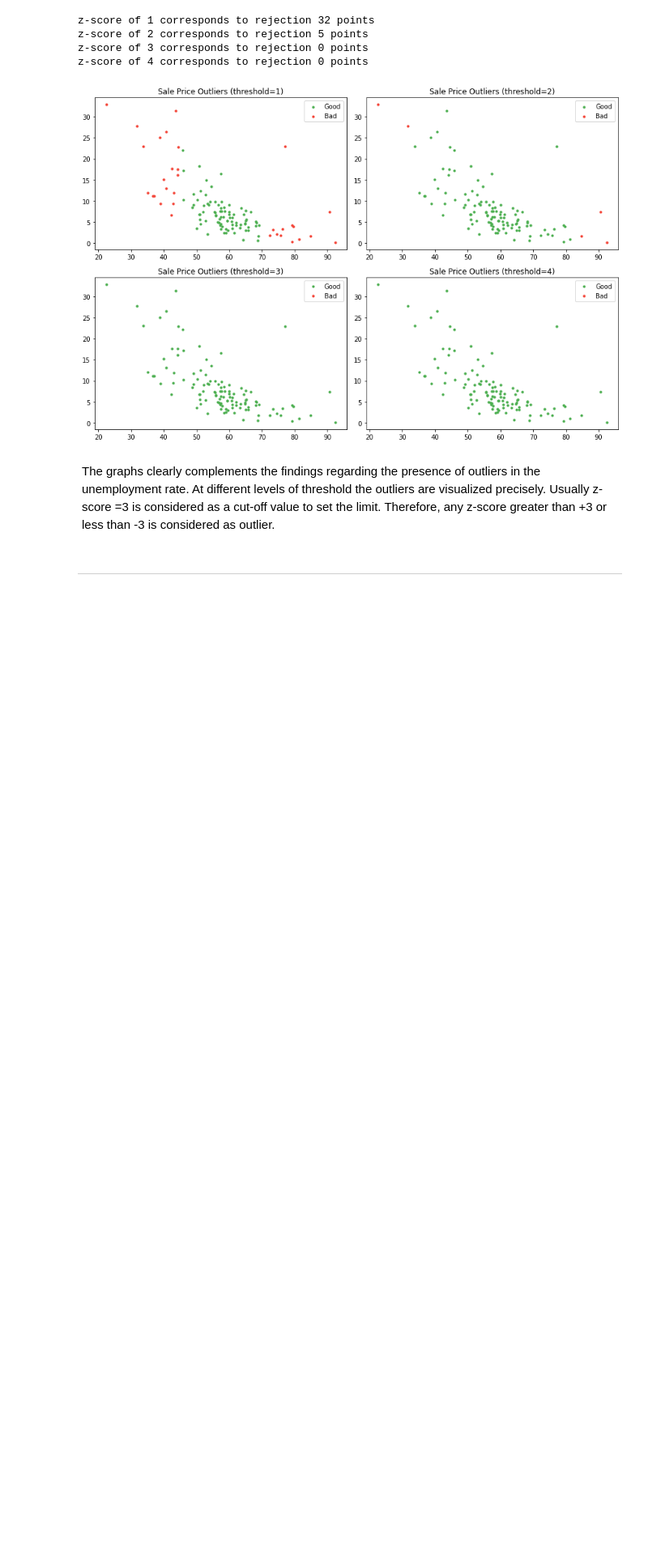
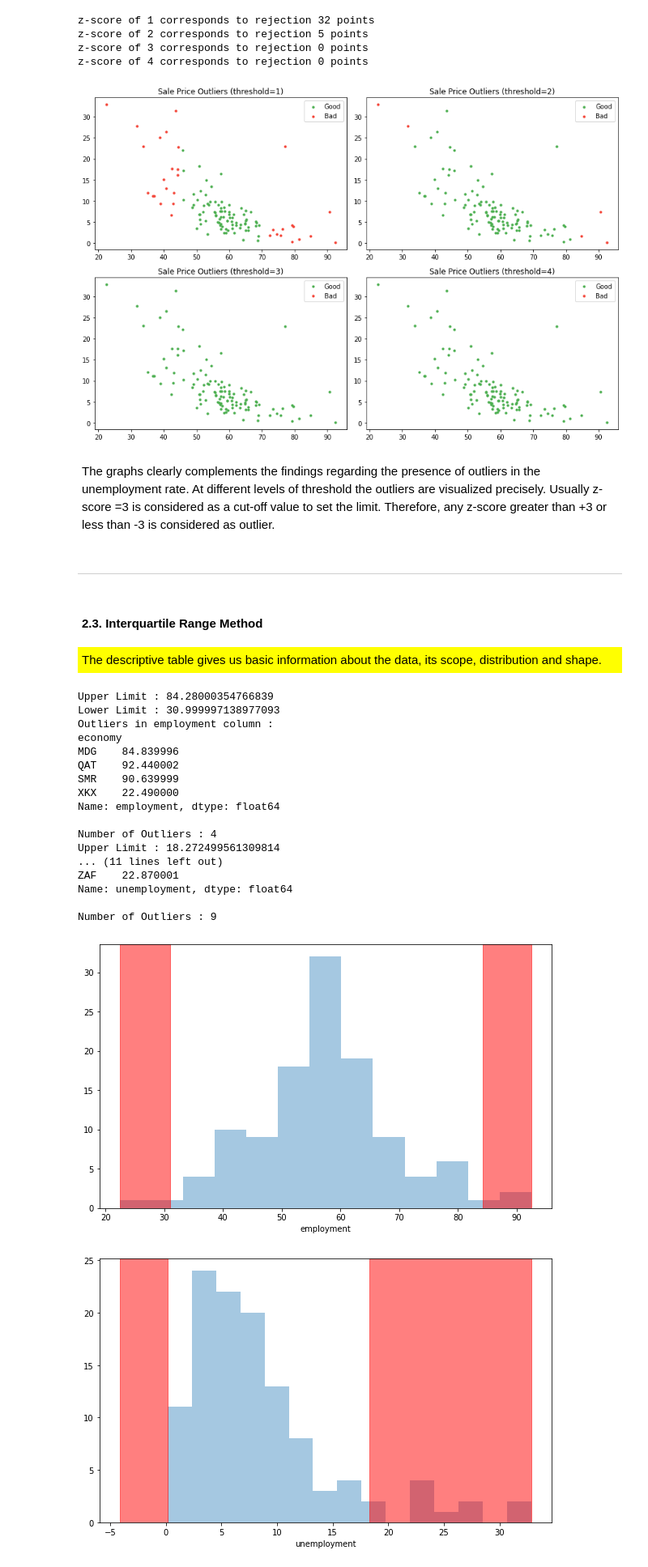
Before and after one commit to StefanRaychev/Methodology-for-Outliers-Detection, a Jupyter notebook: Outliers.ipynb, the cells around one changed output. Shown: that part at 81% size. Cells and saved outputs as stored; diff of their text form; code cells hidden in the pictures; blank space fills up the shorter version.

```diff
--- a/Outliers.ipynb
+++ b/Outliers.ipynb
@@ -392,3 +406,50 @@ z-score of 4 corresponds to rejection 0 points
 <p style="color:black; background-color:white; padding:5px;">The graphs clearly complements the findings regarding the presence of outliers in the unemployment rate. At different levels of threshold the outliers are visualized precisely. Usually z-score =3 is considered as a cut-off value to set the limit. Therefore, any z-score greater than +3 or less than -3 is considered as outlier. </p>
 # %% [markdown]
 ---
+# %% [markdown]
+<h4 style="color:black; background-color:white; padding:5px; padding-bottom:10px; margin-bottom:-10px">2.3. Interquartile Range Method</h4>
+<p style="color:black; background-color:yellow; padding:5px"> The descriptive table gives us basic information about the data, its scope, distribution and shape.</p>
+# %%
+def www (df, indicators):
+    for indicator in indicators:
+        Q1 = df[indicator].quantile(0.25)
+        Q3 = df[indicator].quantile(0.75)# Calculate "IQR" for Height column
+        IQR = Q3 - Q1
+
+        Upper_Limit = Q3 + 1.5*IQR
+        Lower_Limit = Q1 - 1.5*IQR
+        print(f"Upper Limit : {Upper_Limit}")
+        print(f"Lower Limit : {Lower_Limit}")
+
+        outliers = df[indicator][(df[indicator]>Upper_Limit ) | (df[indicator] < Lower_Limit)]
+        print(f"Outliers in {indicator} column : \n{outliers}\n")
+        print(f"Number of Outliers : {outliers.shape[0]}")
+
+
+        plt.figure(figsize = (10,6))
+        sns.distplot(df[indicator], kde=False)
+        plt.axvspan(xmin = Lower_Limit,xmax= df[indicator].min(),alpha=0.5, color='red')
+        plt.axvspan(xmin = Upper_Limit,xmax= df[indicator].max(),alpha=0.5, color='red')
+# %%
+indicators = ["employment", "unemployment"]
+www(empl_unempl_world, indicators)
+# %% [output]
+Upper Limit : 84.28000354766839
+Lower Limit : 30.999997138977093
+Outliers in employment column :
+economy
+MDG    84.839996
+QAT    92.440002
+SMR    90.639999
+XKX    22.490000
+Name: employment, dtype: float64
+
+Number of Outliers : 4
+Upper Limit : 18.272499561309814
+... (11 lines left out)
+ZAF    22.870001
+Name: unemployment, dtype: float64
+
+Number of Outliers : 9
+[figure, added]
+[figure, added]
```
Also changed, not shown: parts of 31 cells of this notebook.
